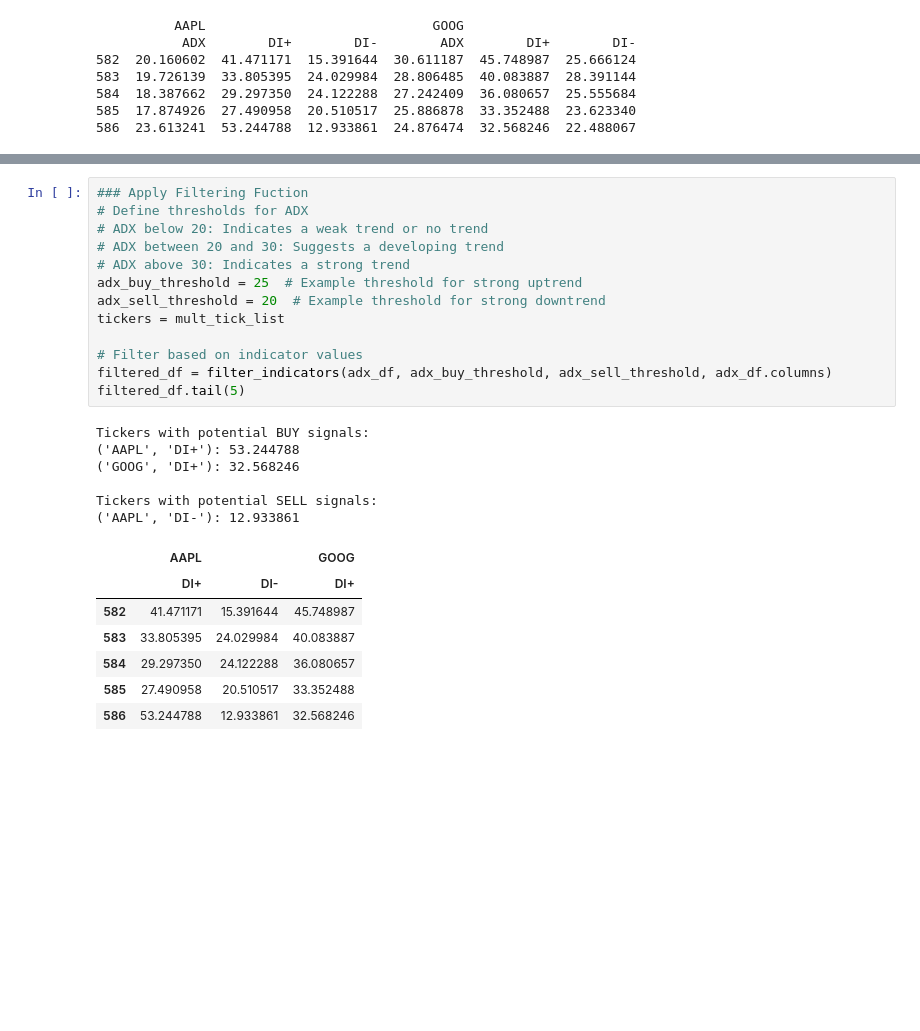
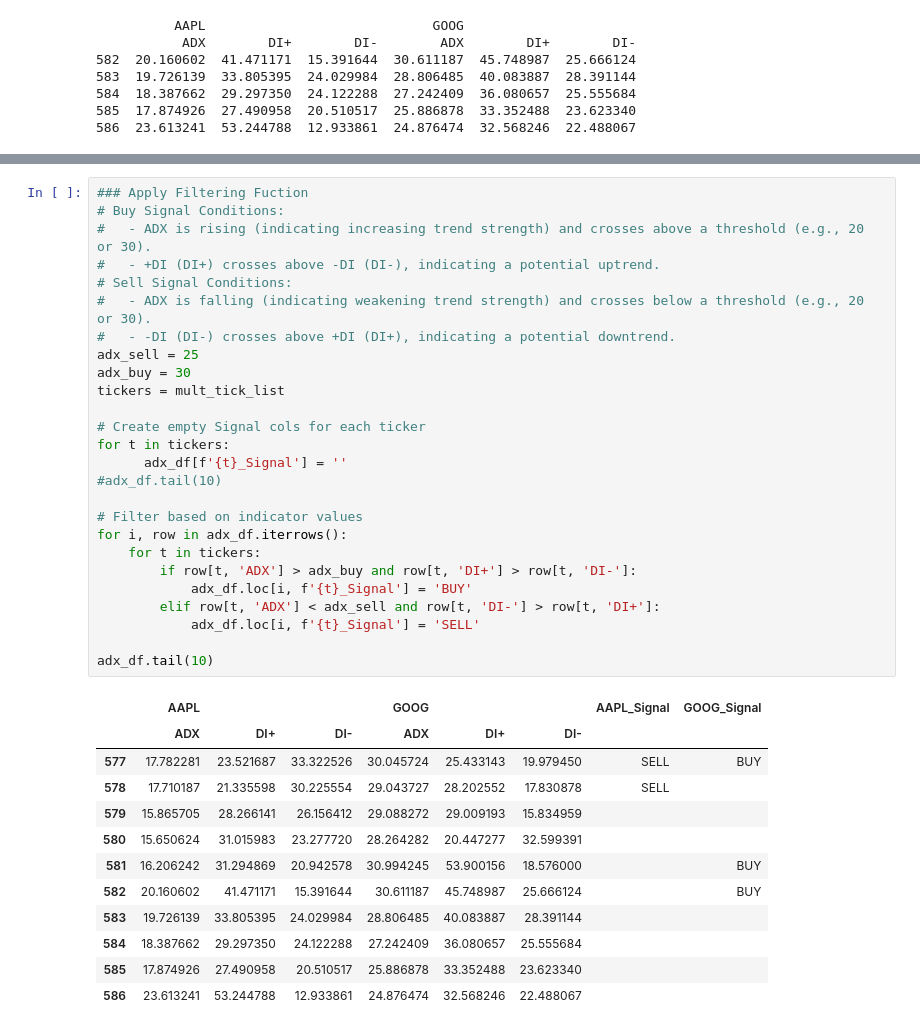
Before and after one commit to mburley127/TradingIndicators, a Jupyter notebook: IndicatorAnalysis/ADX.ipynb, the cells around one changed output, grey strips where cells are left out. Saved outputs shown, nothing was run; the diff lists cells and outputs as text; blank space fills up the shorter version.

```diff
--- a/IndicatorAnalysis/ADX.ipynb
+++ b/IndicatorAnalysis/ADX.ipynb
@@ -35,27 +36,39 @@ plot
-# %%
-### Apply Filtering Fuction
-# Define thresholds for ADX
-# ADX below 20: Indicates a weak trend or no trend
-# ADX between 20 and 30: Suggests a developing trend
-# ADX above 30: Indicates a strong trend
-adx_buy_threshold = 25  # Example threshold for strong uptrend
-adx_sell_threshold = 20  # Example threshold for strong downtrend
-tickers = mult_tick_list
-
-# Filter based on indicator values
-filtered_df = filter_indicators(adx_df, adx_buy_threshold, adx_sell_threshold, adx_df.columns)
-filtered_df.tail(5)
-# %% [output]
-Tickers with potential BUY signals:
-('AAPL', 'DI+'): 53.244788
-('GOOG', 'DI+'): 32.568246
-
-Tickers with potential SELL signals:
-('AAPL', 'DI-'): 12.933861
-|  | AAPL |  | GOOG |
-|  | DI+ | DI- | DI+ |
-| 582 | 41.471171 | 15.391644 | 45.748987 |
-| 583 | 33.805395 | 24.029984 | 40.083887 |
-| 584 | 29.297350 | 24.122288 | 36.080657 |
-| 585 | 27.490958 | 20.510517 | 33.352488 |
-| 586 | 53.244788 | 12.933861 | 32.568246 |
+# %%
+### Apply Filtering Fuction
+# Buy Signal Conditions:
+#   - ADX is rising (indicating increasing trend strength) and crosses above a threshold (e.g., 20 or 30).
+#   - +DI (DI+) crosses above -DI (DI-), indicating a potential uptrend.
+# Sell Signal Conditions:
+#   - ADX is falling (indicating weakening trend strength) and crosses below a threshold (e.g., 20 or 30).
+#   - -DI (DI-) crosses above +DI (DI+), indicating a potential downtrend.
+adx_sell = 25
+adx_buy = 30
+tickers = mult_tick_list
+
+# Create empty Signal cols for each ticker
+for t in tickers:
+      adx_df[f'{t}_Signal'] = ''
+#adx_df.tail(10)
+
+# Filter based on indicator values
+for i, row in adx_df.iterrows():
+    for t in tickers:
+        if row[t, 'ADX'] > adx_buy and row[t, 'DI+'] > row[t, 'DI-']:
+            adx_df.loc[i, f'{t}_Signal'] = 'BUY'
+        elif row[t, 'ADX'] < adx_sell and row[t, 'DI-'] > row[t, 'DI+']:
+            adx_df.loc[i, f'{t}_Signal'] = 'SELL'
+
+adx_df.tail(10)
+# %% [output]
+|  | AAPL |  |  | GOOG |  |  | AAPL_Signal | GOOG_Signal |
+|  | ADX | DI+ | DI- | ADX | DI+ | DI- |  |  |
+| 577 | 17.782281 | 23.521687 | 33.322526 | 30.045724 | 25.433143 | 19.979450 | SELL | BUY |
+| 578 | 17.710187 | 21.335598 | 30.225554 | 29.043727 | 28.202552 | 17.830878 | SELL |  |
+| 579 | 15.865705 | 28.266141 | 26.156412 | 29.088272 | 29.009193 | 15.834959 |  |  |
+| 580 | 15.650624 | 31.015983 | 23.277720 | 28.264282 | 20.447277 | 32.599391 |  |  |
+| 581 | 16.206242 | 31.294869 | 20.942578 | 30.994245 | 53.900156 | 18.576000 |  | BUY |
+| 582 | 20.160602 | 41.471171 | 15.391644 | 30.611187 | 45.748987 | 25.666124 |  | BUY |
+| 583 | 19.726139 | 33.805395 | 24.029984 | 28.806485 | 40.083887 | 28.391144 |  |  |
+| 584 | 18.387662 | 29.297350 | 24.122288 | 27.242409 | 36.080657 | 25.555684 |  |  |
+| 585 | 17.874926 | 27.490958 | 20.510517 | 25.886878 | 33.352488 | 23.623340 |  |  |
+| 586 | 23.613241 | 53.244788 | 12.933861 | 24.876474 | 32.568246 | 22.488067 |  |  |
```
Also changed, not shown: parts of 2 cells of this notebook.
